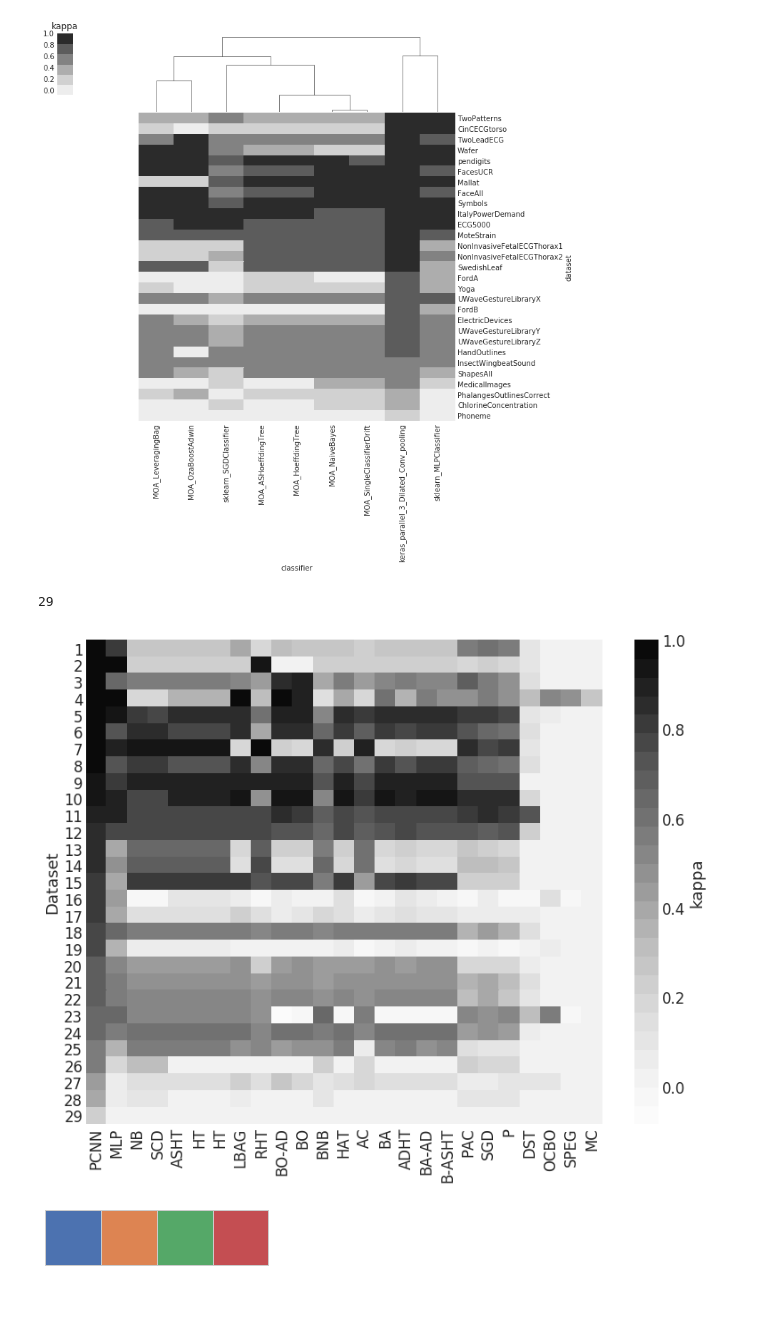
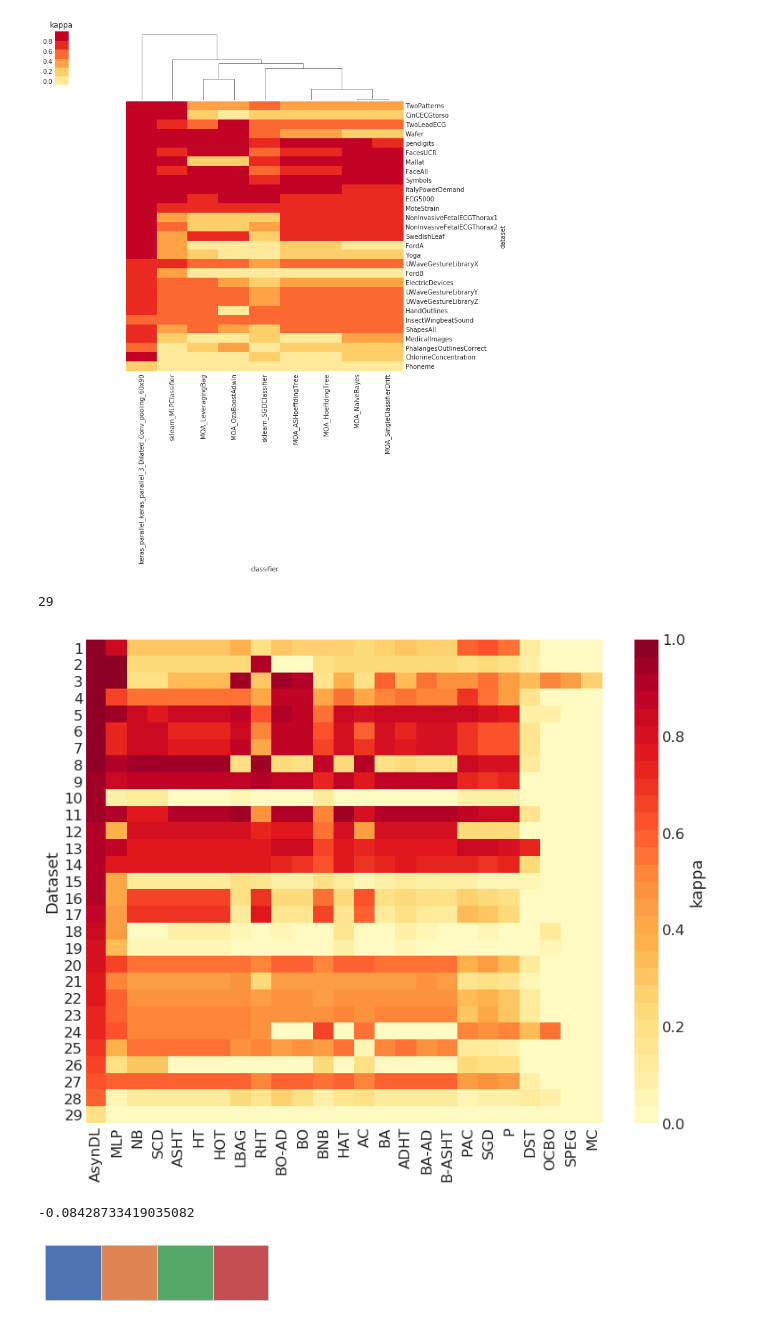
Before and after one commit to pedrolarben/ADLStream, a Jupyter notebook: utils/notebooks/kappa-plots.ipynb, the cells around one changed output. Saved outputs shown, nothing was run; the diff lists cells and outputs as text; code cells hidden in the pictures.

```diff
--- a/utils/notebooks/kappa-plots.ipynb
+++ b/utils/notebooks/kappa-plots.ipynb
@@ -18,7 +24,7 @@ sns.set_style("whitegrid")
 # %%
-_METRICS_FILE = './files/benchmark_pool'
+_METRICS_FILE = './files/benchmark_sensitivityAnalysis'
 _METRIC = 'kappa'
-_CLASSIFIER = 'keras_parallel_3_Dilated_Conv'
+_CLASSIFIER = 'keras_parallel_keras_parallel_3_Dilated_Conv_pooling_60x90'
 
 datasets_to_remove = ['bankmarketingnorm', 'airlinesnorm']
 datasets_to_remove += ['breast', 'carnorm', 'covtype', 'electricity', 'higgs200k', 'kddcup99norm', 'ozone', 'pendigitis', 'pokerhand', 'spambase', 'susy100k']
@@ -29,8 +65,9 @@ metrics = pd.read_csv(_METRICS_FILE+'.csv')
 
 # Delete datasets and classifier that we dont want
 metrics = metrics[~metrics.classifier.isin(classifiers_to_remove)]
+metrics = metrics[~(metrics.classifier.str.contains('keras') & ~metrics.classifier.str.contains('60x90'))]
 metrics = metrics[~metrics.dataset.isin(datasets_to_remove)]
-metrics = metrics[metrics['instances']>1000]
+metrics = metrics[metrics.dataset.isin(list(datasets_dict.keys()))]
 
 metrics_table_full = metrics.pivot(index='dataset',columns='classifier')[_METRIC]
 metrics_table_full = metrics_table_full.dropna()
@@ -38,11 +75,14 @@ metrics_table_full = metrics_table_full.reindex(metrics_table_full.mean().sort_v
 metrics_table_full = metrics_table_full.sort_values(by=list(metrics_table_full.columns), ascending=False)
 metrics_table_full = metrics_table_full[metrics_table_full.columns[0:]]
 
-metrics = metrics[metrics.classifier.isin(['MOA_ASHoeffdingTree', 'MOA_HoeffdingTree', 'MOA_LeveragingBag', 'MOA_OzaBoostAdwin', 'MOA_SingleClassifierDrift', 'keras_parallel_3_Dilated_Conv_pooling', 'sklearn_MLPClassifier', 'sklearn_SGDClassifier', 'MOA_NaiveBayes'])]
+
+
+metrics = metrics[metrics.classifier.isin(['MOA_ASHoeffdingTree', 'MOA_HoeffdingTree', 'MOA_LeveragingBag', 'MOA_OzaBoostAdwin', 'MOA_SingleClassifierDrift', 'keras_parallel_keras_parallel_3_Dilated_Conv_pooling_60x90', 'sklearn_MLPClassifier', 'sklearn_SGDClassifier', 'MOA_NaiveBayes'])]
+
 
 
 print(len(metrics.dataset.unique()), "datasets")
-metrics.sample(10)
+metrics.sample(100)
 # %% [output]
 29 datasets
 |  | dataset | classifier | instances | attributes | classes | accuracy | kappa | train_time_mean | ... |
@@ -65,6 +112,6 @@ print(list(metrics_table_full.index))
 # %%
 metrics_table = metrics.pivot(index='dataset',columns='classifier')[_METRIC]
-metrics_table = metrics_table.dropna()
+#metrics_table = metrics_table.dropna()
 metrics_table = metrics_table.reindex(metrics_table.mean().sort_values(ascending=False).index, axis=1)
 metrics_table = metrics_table.sort_values(by=list(metrics_table.columns), ascending=False)
 metrics_table = metrics_table[metrics_table.columns[0:]]
@@ -94,0 +142,3 @@ metrics_table
+# %%
+metrics_table = metrics_table.reindex(datasets_dict.keys(), axis=0)
+metrics_table
@@ -149,29 +218,34 @@ abbr_ls = [classifier_labels_full[l] for l in metrics_table.columns]
 # %%
 #sns.color_palette("BuGn")
 #sns.cm.rocket_r
 #sns.palplot(sns.cubehelix_palette(8, start=2, rot=0, dark=0, light=.95, reverse=True))
 with plt.style.context('seaborn-whitegrid'):
-    cm = sns.clustermap(metrics_table, figsize=(10,10), cmap=sns.color_palette("Greys"), annot=False, linewidth=0.0, row_cluster=False)
+    cm = sns.clustermap(metrics_table, figsize=(10,10), cmap=sns.color_palette("YlOrRd"), annot=False, linewidth=0.0, row_cluster=False)
     cm.cax.yaxis.tick_left()
     cm.cax.yaxis.set_label_position("left")
     #cm.cax.set_visible(False)
     cm.cax.set_title(_METRIC)
 # %% [output]
-[figure, old version]
+[figure, new version]
 # %%
 sns.set(font_scale=1.5)
 with plt.style.context('seaborn-whitegrid'):
     fig,ax = plt.subplots(figsize=(13,10))
-    sns.heatmap(metrics_table_full, cmap=sns.color_palette("Greys",26), annot=False, linewidth=.0, linecolor='white', ax=ax, cbar_kws={'label': 'kappa'})
+    sns.heatmap(metrics_table_full, cmap=sns.color_palette("YlOrRd",28), annot=False, linewidth=.0, linecolor='white', ax=ax, cbar_kws={'label': 'kappa'}, vmin=0, vmax=1)
     ax.set_yticklabels(str(i) for i in range(1,len(metrics_table.index)+1))
     ax.set_xticklabels(abbr_full_ls, rotation=90, ha="right", rotation_mode="anchor", verticalalignment='center')
     ax.set_xlabel("")
     ax.set_ylabel("Dataset")
-    plt.savefig("files/plots/heatmap.eps", format='eps', bbox_inches='tight')
+    # ax.collections[0].colorbar.set_ylim(0,1)
+    plt.savefig("files/plots/heatmap-kappa.eps", format='eps', bbox_inches='tight')
 print(len(metrics_table.index))
 # %% [output]
 29
-[figure, old version]
+[figure, new version]
+# %%
+np.min(np.min(metrics_table_full))
+# %% [output]
+-0.08428733419035082
 # %%
 with plt.style.context('seaborn-whitegrid'):
     sns.palplot(sns.color_palette(n_colors=4))
```
Also changed, not shown: parts of 14 cells of this notebook, 23 other files.
